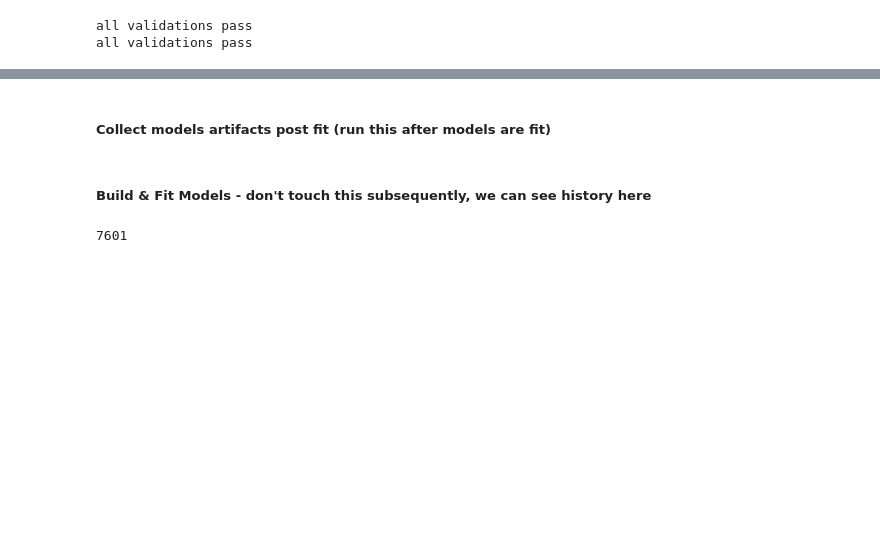
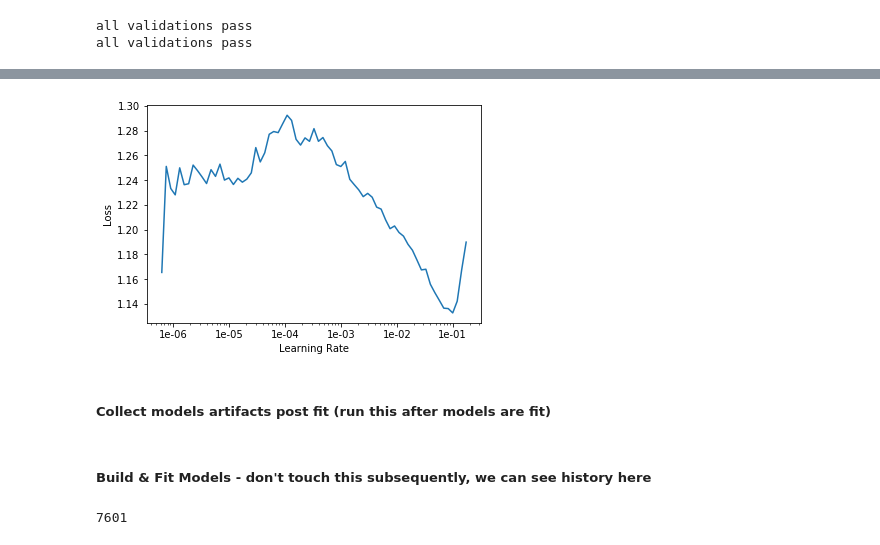
Before and after one commit to sutt/fastai-tmp, a Jupyter notebook: ap-fit-2.ipynb, the cells around one changed output, grey strips where cells are left out. Cells and saved outputs as stored; diff of their text form; code cells hidden in the pictures; blank space fills up the shorter version.

```diff
--- a/ap-fit-2.ipynb
+++ b/ap-fit-2.ipynb
@@ -35,3 +35,5 @@ data_large = build_data(batch_size=8,
 # %% [output]
 all validations pass
 all validations pass
+# %%
+l1 = cnn_learner(data_small, models.resnet34)
@@ -38,3 +45,7 @@ all validations pass
+# %%
+l1.recorder.plot()
+# %% [output]
+[figure, added]
 # %%
 '''
     5/2, 4:30pm - the "apfit2a-X" series
```
Also changed, not shown: parts of 2 cells of this notebook, 2 other files.
